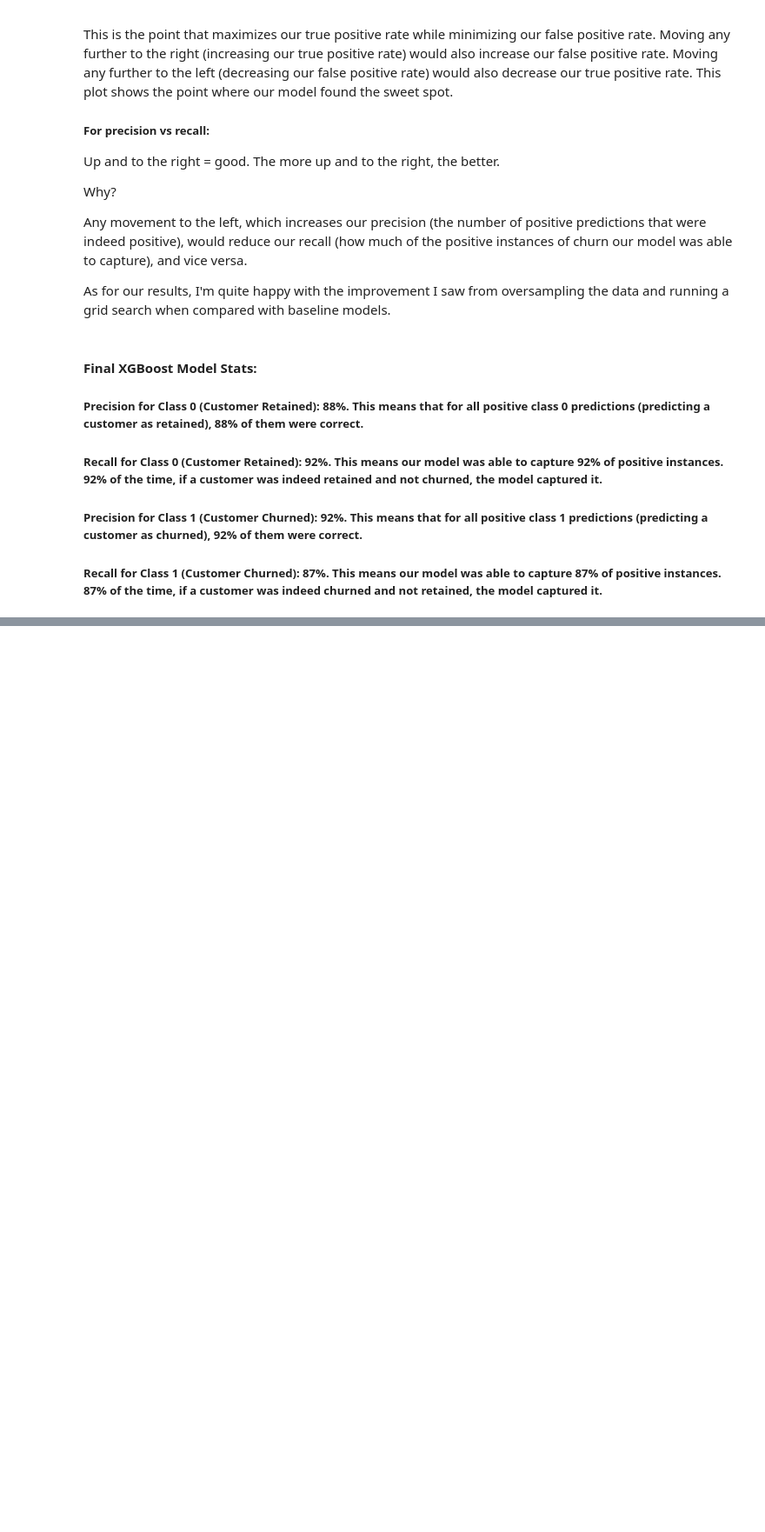
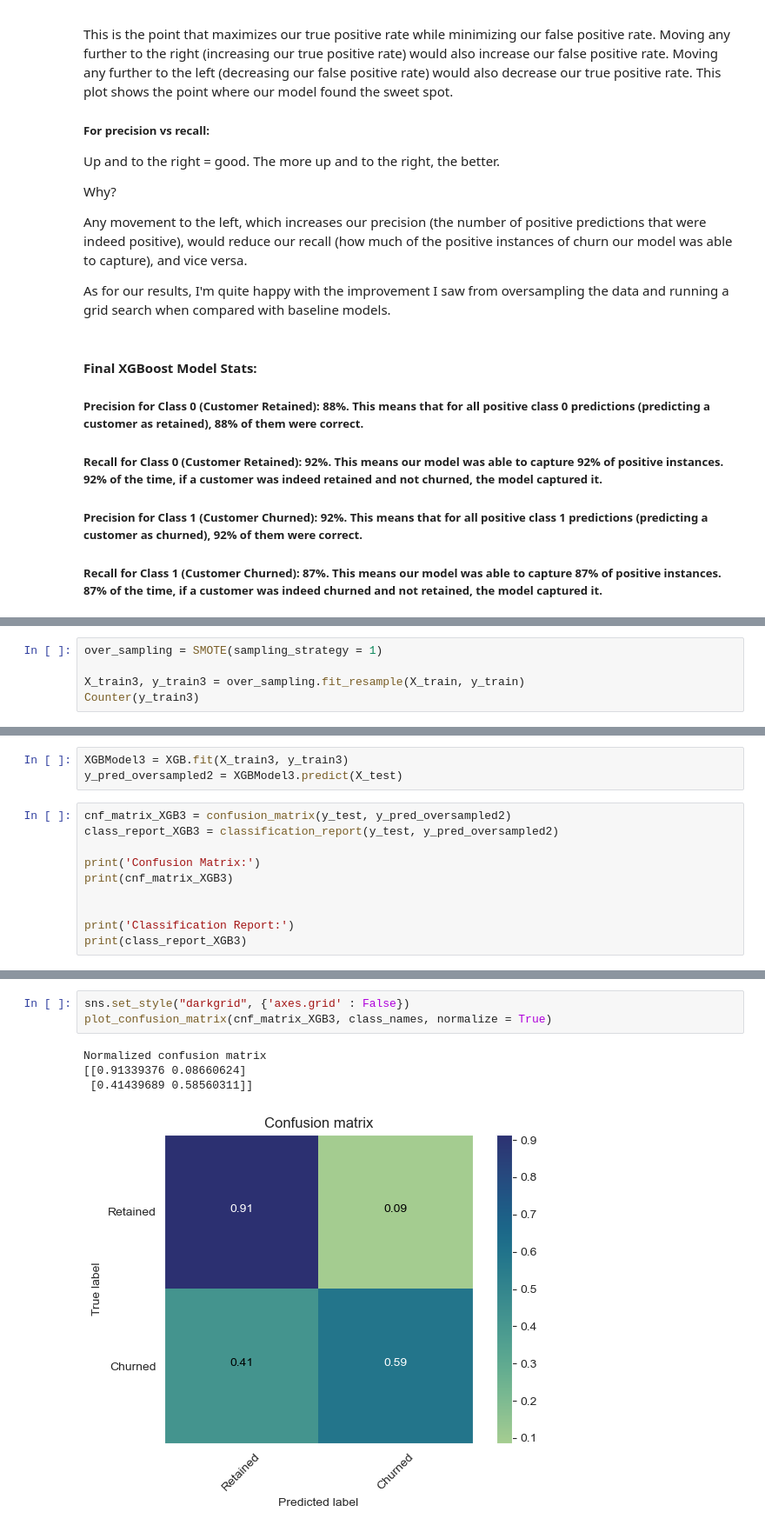
Before and after one commit to Brody-Hill/CapstoneThree, a Jupyter notebook: Notebooks/Pre Processing and Modeling.ipynb, the cells around one changed output, grey strips where cells are left out. Shown: that part at 87% size. Drawn from its saved outputs; the diff is of its cells as text; blank space fills up the shorter version.

```diff
--- a/Notebooks/Pre Processing and Modeling.ipynb
+++ b/Notebooks/Pre Processing and Modeling.ipynb
@@ -529,0 +527,5 @@ As for our results, I'm quite happy with the improvement I saw from oversampling
+# %%
+over_sampling = SMOTE(sampling_strategy = 1)
+
+X_train3, y_train3 = over_sampling.fit_resample(X_train, y_train)
+Counter(y_train3)
@@ -529,0 +534,13 @@ As for our results, I'm quite happy with the improvement I saw from oversampling
+# %%
+XGBModel3 = XGB.fit(X_train3, y_train3)
+y_pred_oversampled2 = XGBModel3.predict(X_test)
+# %%
+cnf_matrix_XGB3 = confusion_matrix(y_test, y_pred_oversampled2)
+class_report_XGB3 = classification_report(y_test, y_pred_oversampled2)
+
+print('Confusion Matrix:')
+print(cnf_matrix_XGB3)
+
+
+print('Classification Report:')
+print(class_report_XGB3)
@@ -529,0 +560,8 @@ As for our results, I'm quite happy with the improvement I saw from oversampling
+# %%
+sns.set_style("darkgrid", {'axes.grid' : False})
+plot_confusion_matrix(cnf_matrix_XGB3, class_names, normalize = True)
+# %% [output]
+Normalized confusion matrix
+[[0.91339376 0.08660624]
+ [0.41439689 0.58560311]]
+[figure, added]
```
Also changed, not shown: parts of 27 cells of this notebook.
